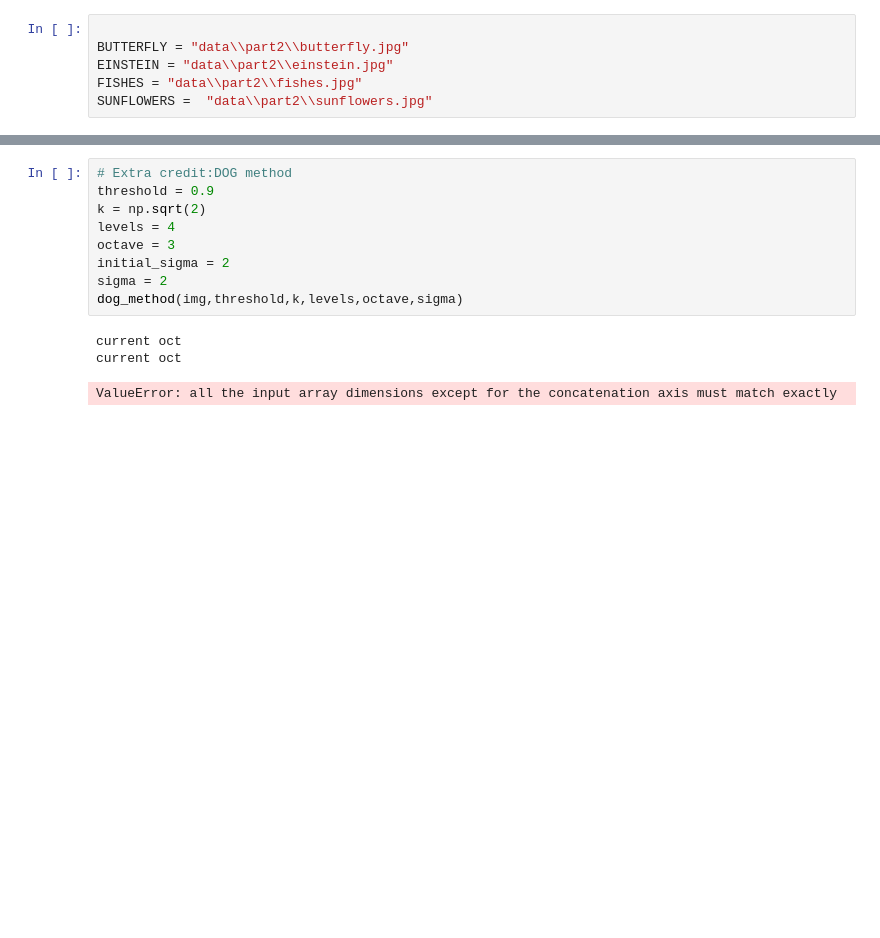
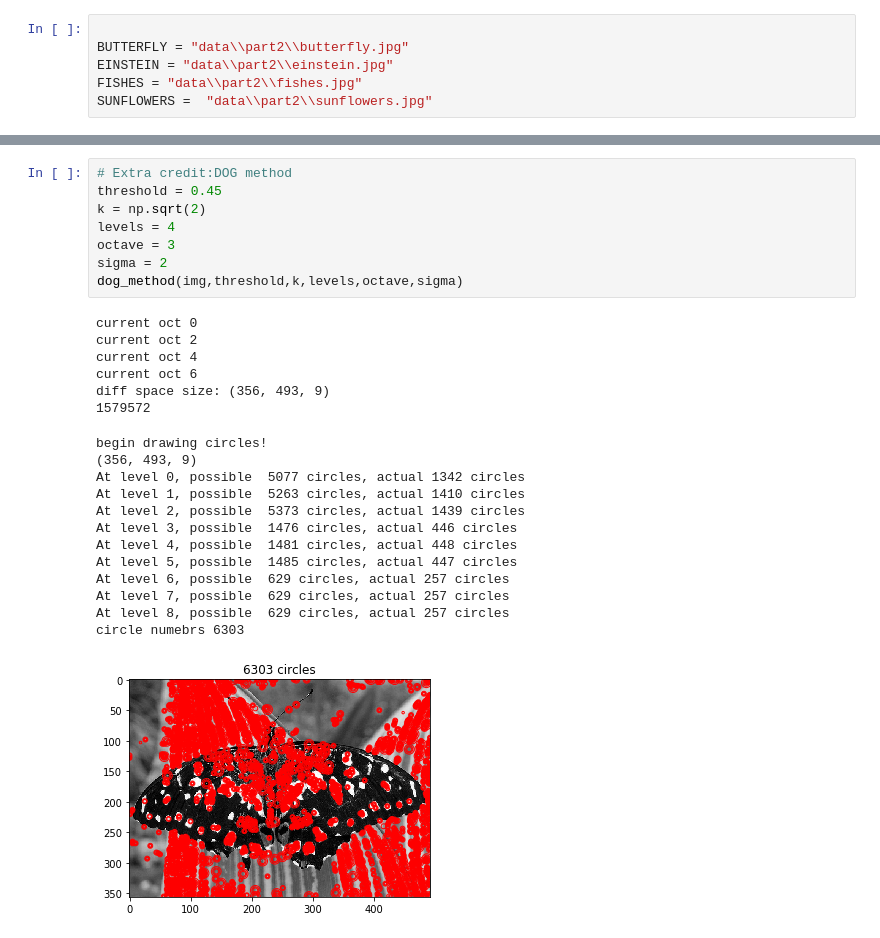
Before and after one commit to 770120041/ComputerVisionPractice, a Jupyter notebook: part2.ipynb, the cells around one changed output, grey strips where cells are left out. Cells and saved outputs as stored; diff of their text form; blank space fills up the shorter version.

```diff
--- a/part2.ipynb
+++ b/part2.ipynb
@@ -276,14 +293,29 @@ def dog_method(img, threshold, k, levels, octave, sigma):
     show_all_circles(img, cy, cx, radius)
 # %%
 # Extra credit:DOG method
-threshold = 0.9
+threshold = 0.45
 k = np.sqrt(2)
 levels = 4
 octave = 3
-initial_sigma = 2
 sigma = 2
 dog_method(img,threshold,k,levels,octave,sigma)
 # %% [output]
-current oct
-current oct
+current oct 0
+current oct 2
+current oct 4
+current oct 6
+diff space size: (356, 493, 9)
+1579572
-ValueError: all the input array dimensions except for the concatenation axis must match exactly
+begin drawing circles!
+(356, 493, 9)
+At level 0, possible  5077 circles, actual 1342 circles
+At level 1, possible  5263 circles, actual 1410 circles
+At level 2, possible  5373 circles, actual 1439 circles
+At level 3, possible  1476 circles, actual 446 circles
+At level 4, possible  1481 circles, actual 448 circles
+At level 5, possible  1485 circles, actual 447 circles
+At level 6, possible  629 circles, actual 257 circles
+At level 7, possible  629 circles, actual 257 circles
+At level 8, possible  629 circles, actual 257 circles
+circle numebrs 6303
+[figure, added]
```
Also changed, not shown: parts of 3 cells of this notebook.
